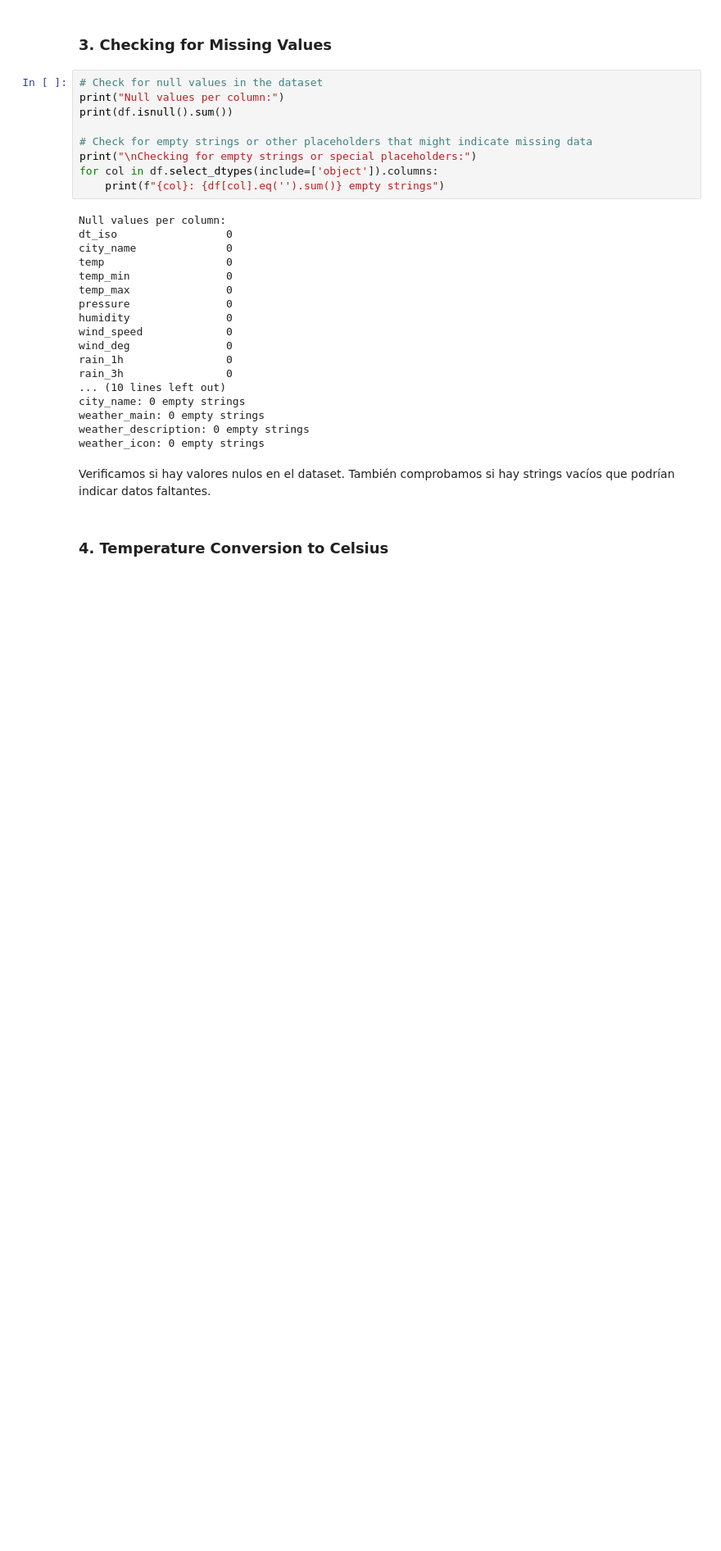
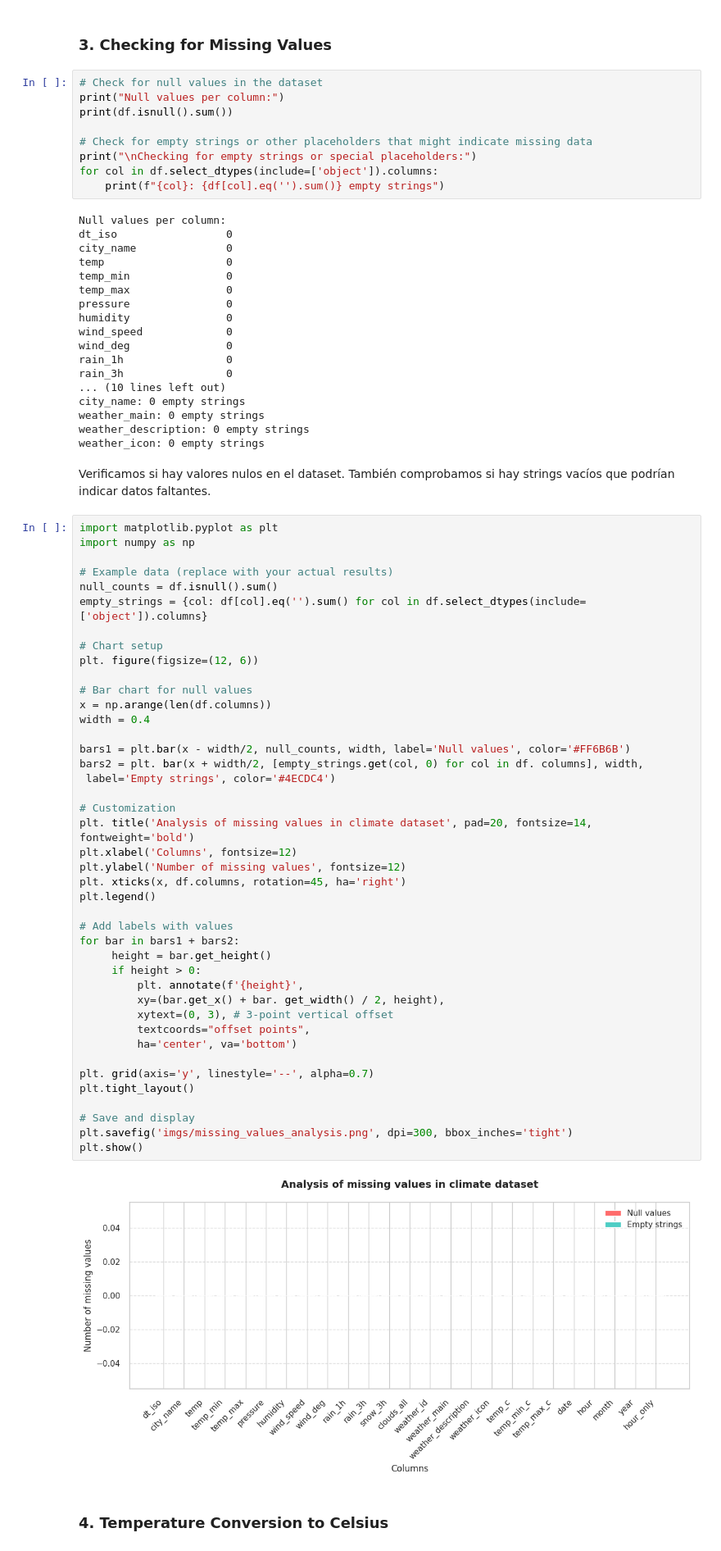
Before and after one commit to Bootcamp-IA-P4/ai-spain-weather-eda-datathon, a Jupyter notebook: notebooks/spain_weather.ipynb, the cells around one changed output. Shown at 82% size. Cells and saved outputs as stored; diff of their text form; blank space fills up the shorter version.

```diff
--- a/notebooks/spain_weather.ipynb
+++ b/notebooks/spain_weather.ipynb
@@ -157,6 +157,50 @@ weather_description: 0 empty strings
 weather_icon: 0 empty strings
 # %% [markdown]
 Verificamos si hay valores nulos en el dataset. También comprobamos si hay strings vacíos que podrían indicar datos faltantes.
+# %%
+import matplotlib.pyplot as plt
+import numpy as np
+
+# Example data (replace with your actual results)
+null_counts = df.isnull().sum()
+empty_strings = {col: df[col].eq('').sum() for col in df.select_dtypes(include=['object']).columns}
+
+# Chart setup
+plt. figure(figsize=(12, 6))
+
+# Bar chart for null values
+x = np.arange(len(df.columns))
+width = 0.4
+
+bars1 = plt.bar(x - width/2, null_counts, width, label='Null values', color='#FF6B6B')
+bars2 = plt. bar(x + width/2, [empty_strings.get(col, 0) for col in df. columns], width,
+ label='Empty strings', color='#4ECDC4')
+
+# Customization
+plt. title('Analysis of missing values in climate dataset', pad=20, fontsize=14, fontweight='bold')
+plt.xlabel('Columns', fontsize=12)
+plt.ylabel('Number of missing values', fontsize=12)
+plt. xticks(x, df.columns, rotation=45, ha='right')
+plt.legend()
+
+# Add labels with values
+for bar in bars1 + bars2:
+     height = bar.get_height()
+     if height > 0:
+         plt. annotate(f'{height}',
+         xy=(bar.get_x() + bar. get_width() / 2, height),
+         xytext=(0, 3), # 3-point vertical offset
+         textcoords="offset points",
+         ha='center', va='bottom')
+
+plt. grid(axis='y', linestyle='--', alpha=0.7)
+plt.tight_layout()
+
+# Save and display
+plt.savefig('imgs/missing_values_analysis.png', dpi=300, bbox_inches='tight')
+plt.show()
+# %% [output]
+[figure, added]
 # %% [markdown]
 ### 4. Temperature Conversion to Celsius
 # %%
```
Also changed, not shown: parts of 2 cells of this notebook, 5 other files.
